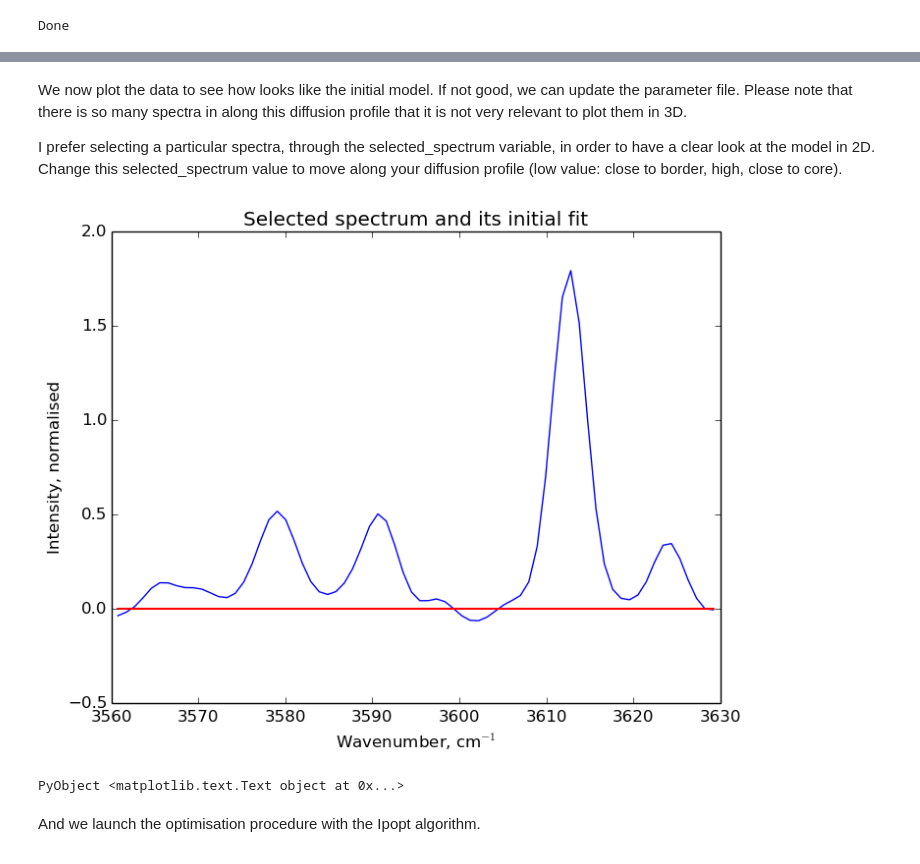
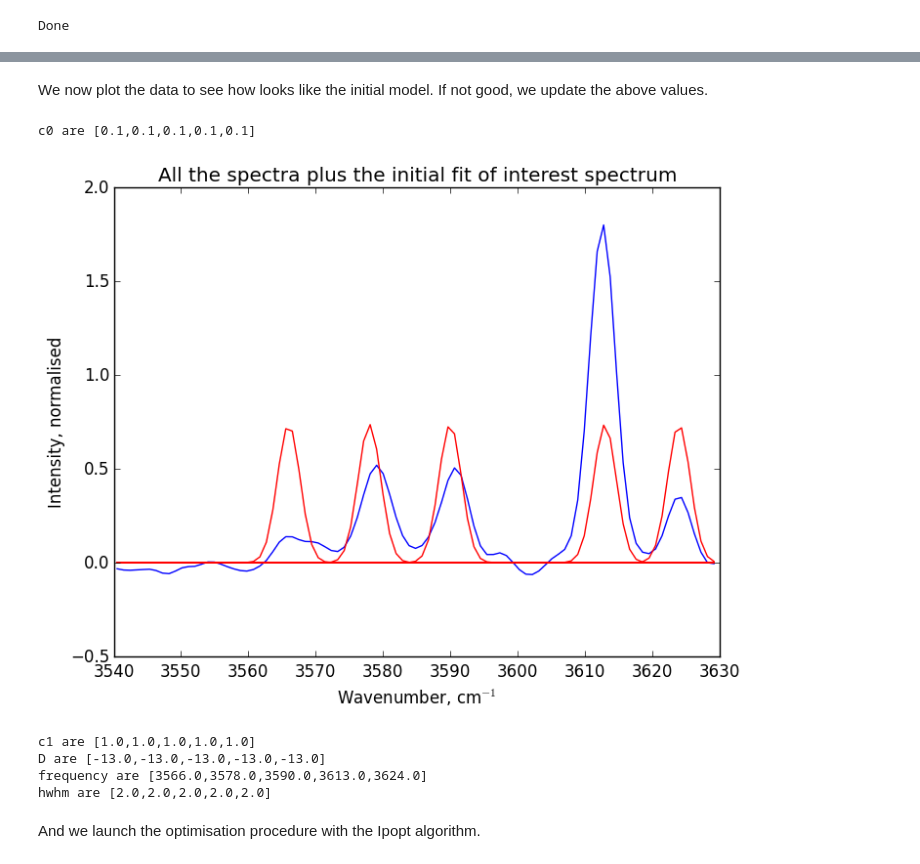
Before and after one commit to charlesll/Spectra.jl, a Jupyter notebook: examples/Diffusion_gauss_JuMPJulia.ipynb, the cells around one changed output, grey strips where cells are left out. Cells and saved outputs as stored; diff of their text form; code cells hidden in the pictures.

Commit message:
update diffusione example

```diff
--- a/examples/Diffusion_gauss_JuMPJulia.ipynb
+++ b/examples/Diffusion_gauss_JuMPJulia.ipynb
@@ -10,18 +1,16 @@ The data are entered as a [x y1 y2 y3 ... yn] text file, and the parameters are
 # %%
-# we call the relevant libraries
-#Pkg.update() #better to run that at the beginning of any session
 using PyPlot
 using JuMP
 using Ipopt
 using Spectra
+using StatsBase
 
-# you need to modify the following three lines depending on the files location (should be standard in this example)
-data = readdlm("./data/Fo_exp6_P5.txt", '\t') #reading the data
-parameters = readdlm("./data/Fo_exp6_P5_params.txt", '\t') #reading the parametersthe experience details
-plot(data[find(2800 .< data[:,1] .<3900),1],data[find(2800 .< data[:,1] .<3900),25:35]) # quick look to select the point of departure of the profil more easily, comment if you don't want it
+# you need to modify the following three lines
+data = readdlm("../Fo_exp6/Fo_exp6_P5.txt", '\t') #reading the data
+parameters = readdlm("../Fo_exp6/Fo_exp6_P5_params.txt", '\t') #reading the parametersthe experience details
+plot(data[find(2800 .< data[:,1] .<3900),1],data[find(2800 .< data[:,1] .<3900),25:35]) # to select the point of departure of the profil more easily
 
-# here is just some stuffs to get parameters in the right variables
-step = Float64(parameters[1,2]) #step is in metre
+step = Float64(parameters[1,2]) #step is inputed in metre
 time = Float64(parameters[2,2].*3600.0) #time is in seconds, convert the hours of the user input
 start_sp = Int64(parameters[3,2]) #first valid spectra along profil (at the border)
 stop_sp = Int64(parameters[4,2]) #last valid spectra along profil (at the centre)
@@ -44,12 +33,16 @@ println("Done")
 Done
 [figure]
 # %%
-# We prepare the data for the fit with the IRdataprep function of Spectra.jl
+# We prepare the data for the fit
 x, y, y_ese_r, x_fit, y_fit, ese_fit = IRdataprep(data,step,start_sp,stop_sp,low_x,high_x,first_bound_norm,second_bound_norm, first_bound_err, last_bound_err)
+
 # to avoid any true 0 values and bring y values close to 1
-y = y .*10000 + 1e-20
-y_fit = y_fit .*10000 + 1e-20
-ese_fit = ese_fit .* 10000 + 1e-20
+y = y .*10000
+y_fit = y_fit .*10000
+ese_fit = ese_fit .* 10000
+
 println("Done")
+#writedlm("./data_x_debug.txt", x_fit)
+#writedlm("./data_y_debug.txt", y_fit)
 # %% [output]
 Done
@@ -108,29 +77,39 @@ Subject to
-# %% [markdown]
-We now plot the data to see how looks like the initial model. If not good, we can update the parameter file. Please note that there is so many spectra in along this diffusion profile that it is not very relevant to plot them in 3D.
-
-I prefer selecting a particular spectra, through the selected_spectrum variable, in order to have a clear look at the model in 2D. Change this selected_spectrum value to move along your diffusion profile (low value: close to border, high, close to core).
+# %% [markdown]
+We now plot the data to see how looks like the initial model. If not good, we update the above values.
 # %%
 # parameter extractions
-mod_co = getValue(g_co)
+mod_co = getValue(g_c0)
 mod_c1 = getValue(g_c1)
+#mod_co = mod_co[:]*(y_max-y_min)+y_min
+#mod_c1 = mod_c1[:]*(y_max-y_min)+y_min
 mod_D = getValue(g_D)
 mod_f = getValue(g_freq)
 mod_hwhm = getValue(g_hwhm)
 
 selected_spectrum = 10 #for peak fitting figures
 model,peaks = peak_diffusion(mod_co, mod_c1, mod_D, mod_f, mod_hwhm, x_fit, time)
-interest_compos = peaks[selected_spectrum*length(x)+1:selected_spectrum*length(x)+length(x),:]
+interest_compos = peaks[(selected_spectrum-1)*length(x)+1:(selected_spectrum-1)*length(x)+length(x),:]
 
 fig = figure()
 #plot(x, y[:,:],color="black",label="All profil")
 plot(x, y[:,selected_spectrum],color="blue",label="SOI")
 plot(x,interest_compos[:,:],color="red",label="Guess fit")
-title("Selected spectrum and its initial fit")
+title("All the spectra plus the initial fit of interest spectrum")
 xlabel(L"Wavenumber, cm$^{-1}$")
 ylabel("Intensity, normalised")
+
+println("c0 are $(mod_co)")
+println("c1 are $(mod_c1)")
+println("D are $(mod_D)")
+println("frequency are $(mod_f)")
+println("hwhm are $(mod_hwhm)")
 # %% [output]
+c0 are [0.1,0.1,0.1,0.1,0.1]
-[figure, old version]
+[figure, new version]
-PyObject <matplotlib.text.Text object at 0x...>
+c1 are [1.0,1.0,1.0,1.0,1.0]
+D are [-13.0,-13.0,-13.0,-13.0,-13.0]
+frequency are [3566.0,3578.0,3590.0,3613.0,3624.0]
+hwhm are [2.0,2.0,2.0,2.0,2.0]
 # %% [markdown]
 And we launch the optimisation procedure with the Ipopt algorithm.
 # %%
```
Also changed, not shown: parts of 12 cells of this notebook.
